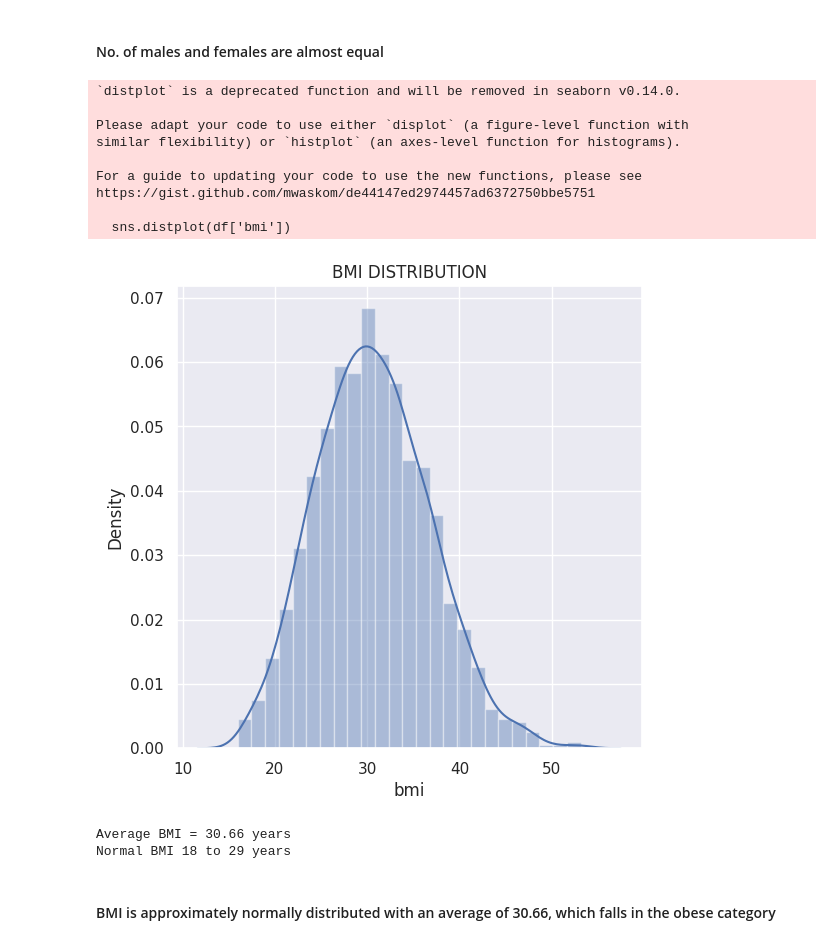
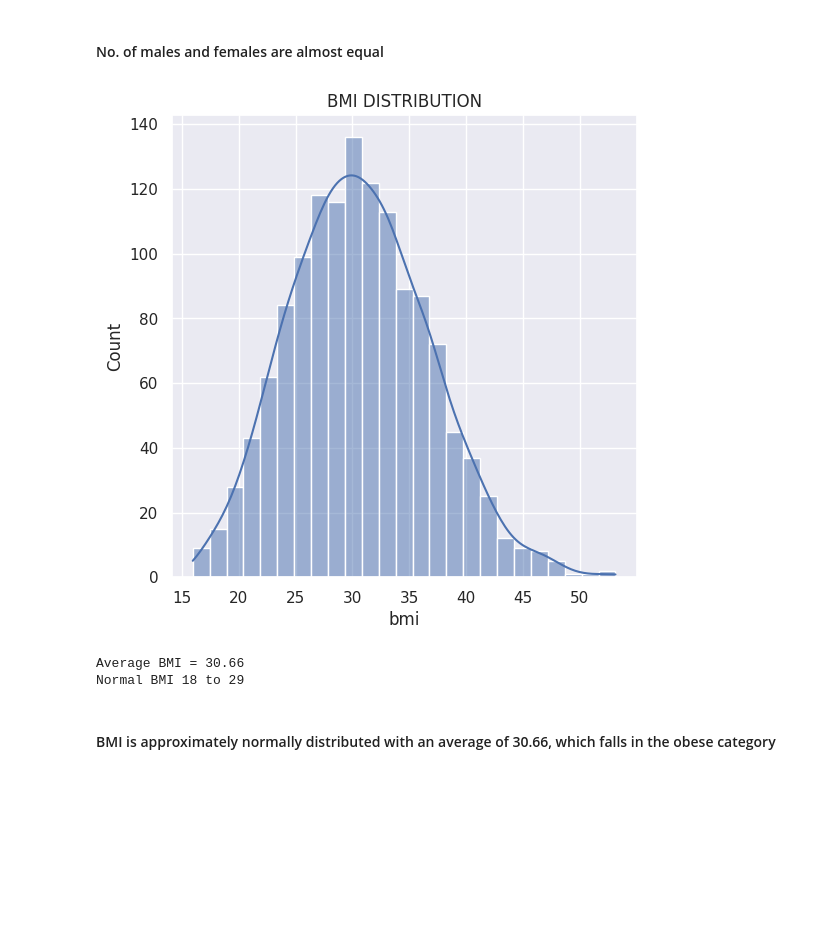
Before and after one commit to aditya1596/Medical-Insurance-Cost-Predictor, a Jupyter notebook: Medical_insurence_cost_prediction.ipynb, the cells around one changed output. Saved outputs shown, nothing was run; the diff lists cells and outputs as text; code cells hidden in the pictures; blank space fills up the shorter version.

```diff
--- a/Medical_insurence_cost_prediction.ipynb
+++ b/Medical_insurence_cost_prediction.ipynb
@@ -125,26 +123,17 @@ Name: count, dtype: int64
 # %%
 #BMI DISTRIBUTION
 sns.set()
 plt.figure(figsize = (6,6))
-sns.distplot(df['bmi'])
+sns.histplot(df['bmi'] , kde= True)
 plt.title('BMI DISTRIBUTION')
 plt.show()
 avg_bmi = df['bmi'].mean()
-print("Average BMI =", round(avg_bmi, 2), "years")
-print("Normal BMI 18 to 29 years")
+print("Average BMI =", round(avg_bmi, 2))
+print("Normal BMI 18 to 29")
 # %% [output]
+[figure, new version]
-`distplot` is a deprecated function and will be removed in seaborn v0.14.0.
-
-Please adapt your code to use either `displot` (a figure-level function with
-similar flexibility) or `histplot` (an axes-level function for histograms).
-
-For a guide to updating your code to use the new functions, please see
-https://gist.github.com/mwaskom/de44147ed2974457ad6372750bbe5751
-
-  sns.distplot(df['bmi'])
+Average BMI = 30.66
+Normal BMI 18 to 29
-[figure, old version]
-Average BMI = 30.66 years
-Normal BMI 18 to 29 years
 # %% [markdown]
  #### BMI is approximately normally distributed with an average of 30.66, which falls in the obese category ####
 # %%
```
Also changed, not shown: parts of 14 cells of this notebook, 2 other files.
